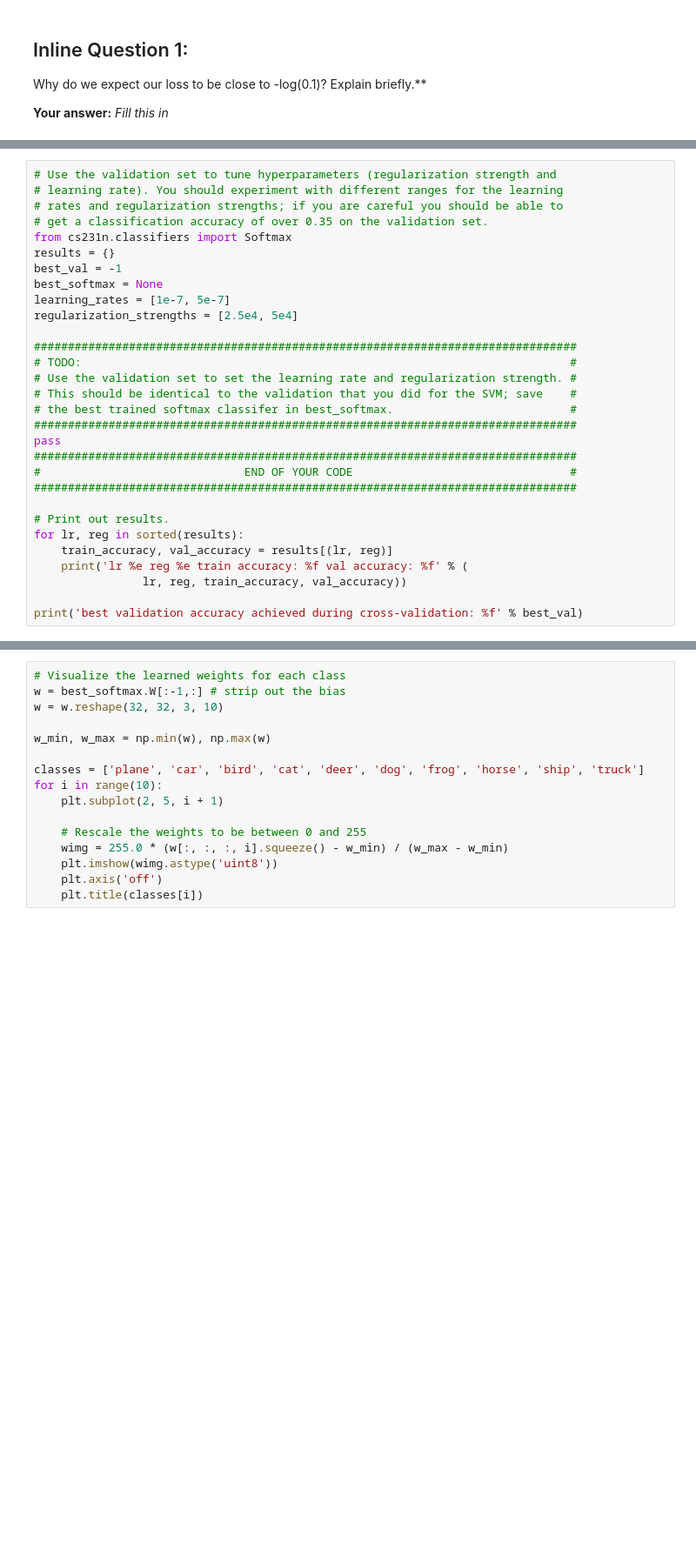
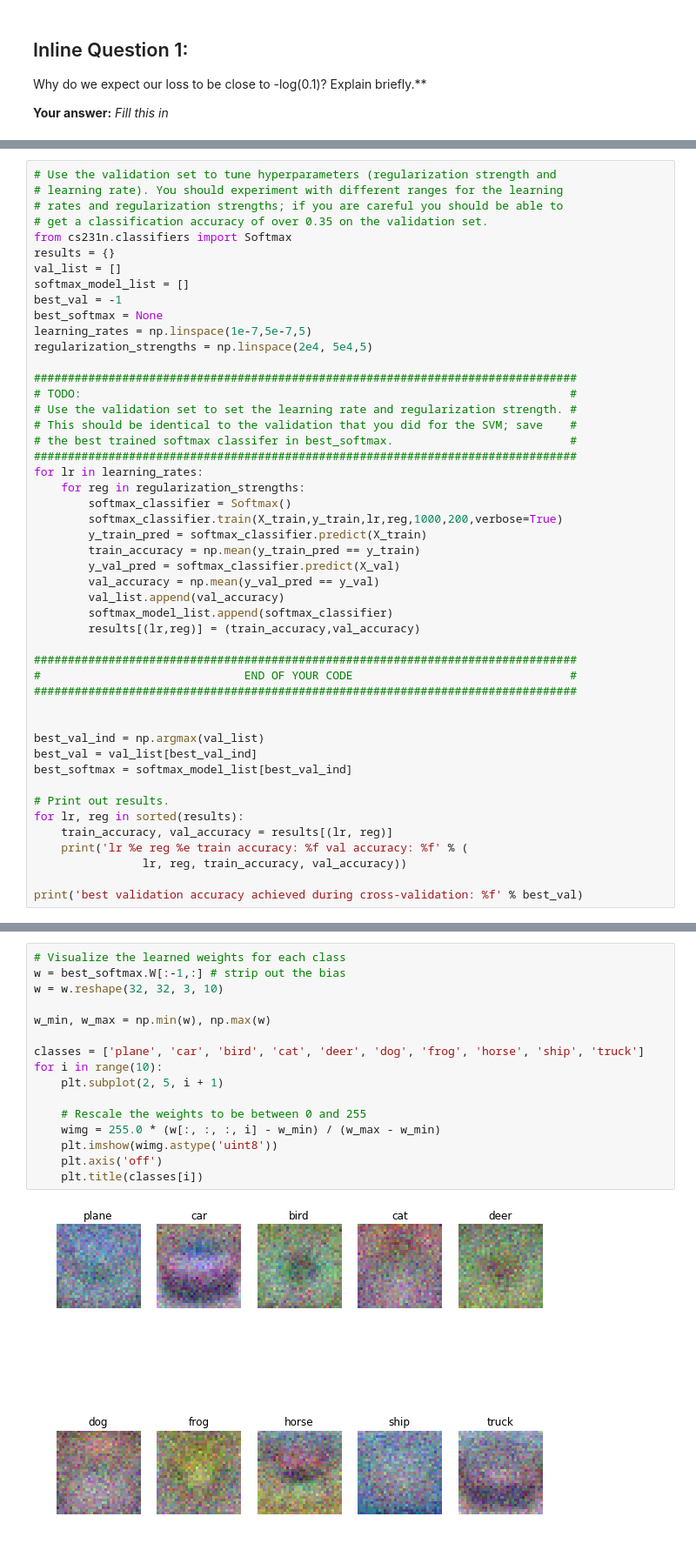
Before and after one commit to Harpreet221295/cs231n-Convolutional-Neural-Networks-for-Visual-Recognition-Assignment-Solutions, a Jupyter notebook: assignment1/softmax.ipynb, the cells around one changed output, grey strips where cells are left out. Shown: that part at 87% size. Drawn from its saved outputs; the diff is of its cells as text; blank space fills up the shorter version.

Commit message:
assignment1-softmax completed

```diff
--- a/assignment1/softmax.ipynb
+++ b/assignment1/softmax.ipynb
@@ -164,10 +190,12 @@ print('Gradient difference: %f' % grad_difference)
 # get a classification accuracy of over 0.35 on the validation set.
 from cs231n.classifiers import Softmax
 results = {}
+val_list = []
+softmax_model_list = []
 best_val = -1
 best_softmax = None
-learning_rates = [1e-7, 5e-7]
-regularization_strengths = [2.5e4, 5e4]
+learning_rates = np.linspace(1e-7,5e-7,5)
+regularization_strengths = np.linspace(2e4, 5e4,5)
 
 ################################################################################
 # TODO:                                                                        #
@@ -175,10 +203,26 @@ regularization_strengths = [2.5e4, 5e4]
 # This should be identical to the validation that you did for the SVM; save    #
 # the best trained softmax classifer in best_softmax.                          #
 ################################################################################
-pass
+for lr in learning_rates:
+    for reg in regularization_strengths:
+        softmax_classifier = Softmax()
+        softmax_classifier.train(X_train,y_train,lr,reg,1000,200,verbose=True)
+        y_train_pred = softmax_classifier.predict(X_train)
+        train_accuracy = np.mean(y_train_pred == y_train)
+        y_val_pred = softmax_classifier.predict(X_val)
+        val_accuracy = np.mean(y_val_pred == y_val)
+        val_list.append(val_accuracy)
+        softmax_model_list.append(softmax_classifier)
+        results[(lr,reg)] = (train_accuracy,val_accuracy)
+
 ################################################################################
 #                              END OF YOUR CODE                                #
 ################################################################################
+
+
+best_val_ind = np.argmax(val_list)
+best_val = val_list[best_val_ind]
+best_softmax = softmax_model_list[best_val_ind]
 
 # Print out results.
 for lr, reg in sorted(results):
@@ -196,16 +260,18 @@ print('softmax on raw pixels final test set accuracy: %f' % (test_accuracy, ))
 # %%
 # Visualize the learned weights for each class
 w = best_softmax.W[:-1,:] # strip out the bias
 w = w.reshape(32, 32, 3, 10)
 
 w_min, w_max = np.min(w), np.max(w)
 
 classes = ['plane', 'car', 'bird', 'cat', 'deer', 'dog', 'frog', 'horse', 'ship', 'truck']
 for i in range(10):
     plt.subplot(2, 5, i + 1)
 
     # Rescale the weights to be between 0 and 255
-    wimg = 255.0 * (w[:, :, :, i].squeeze() - w_min) / (w_max - w_min)
+    wimg = 255.0 * (w[:, :, :, i] - w_min) / (w_max - w_min)
     plt.imshow(wimg.astype('uint8'))
     plt.axis('off')
     plt.title(classes[i])
+# %% [output]
+[figure, added]
```
Also changed, not shown: parts of 5 cells of this notebook, 1 other file.
